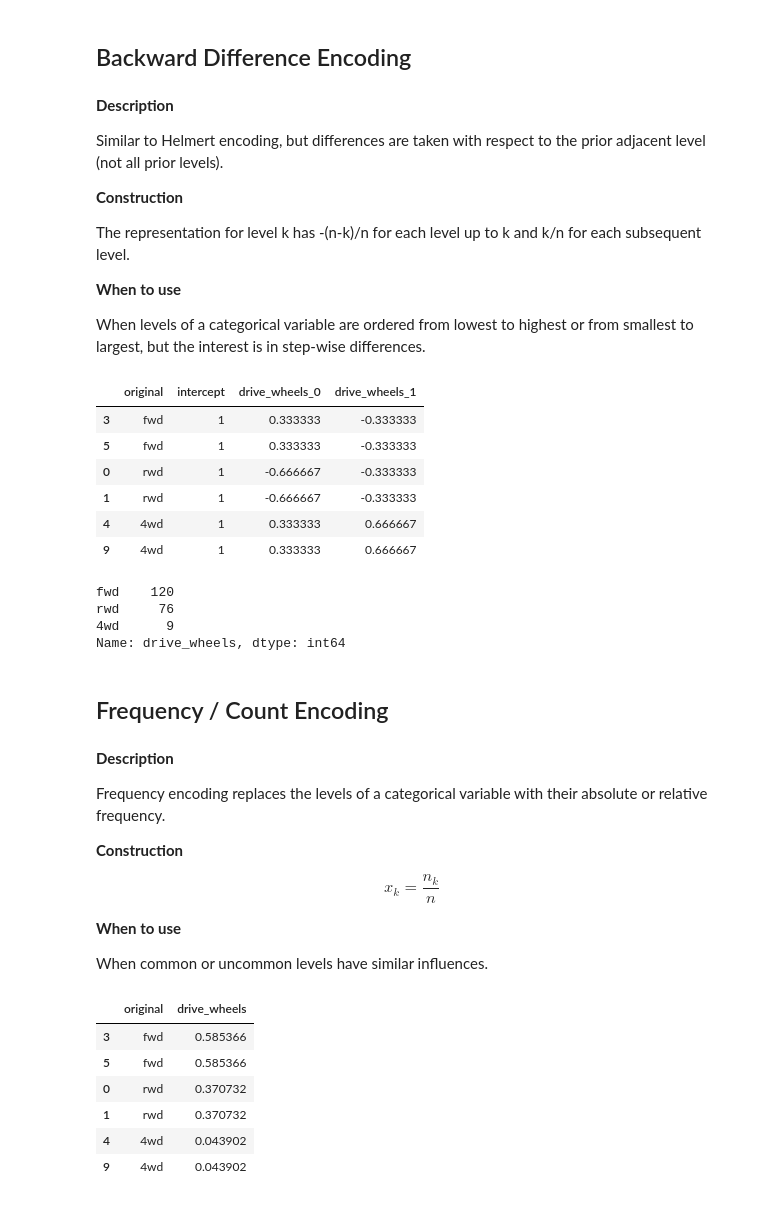
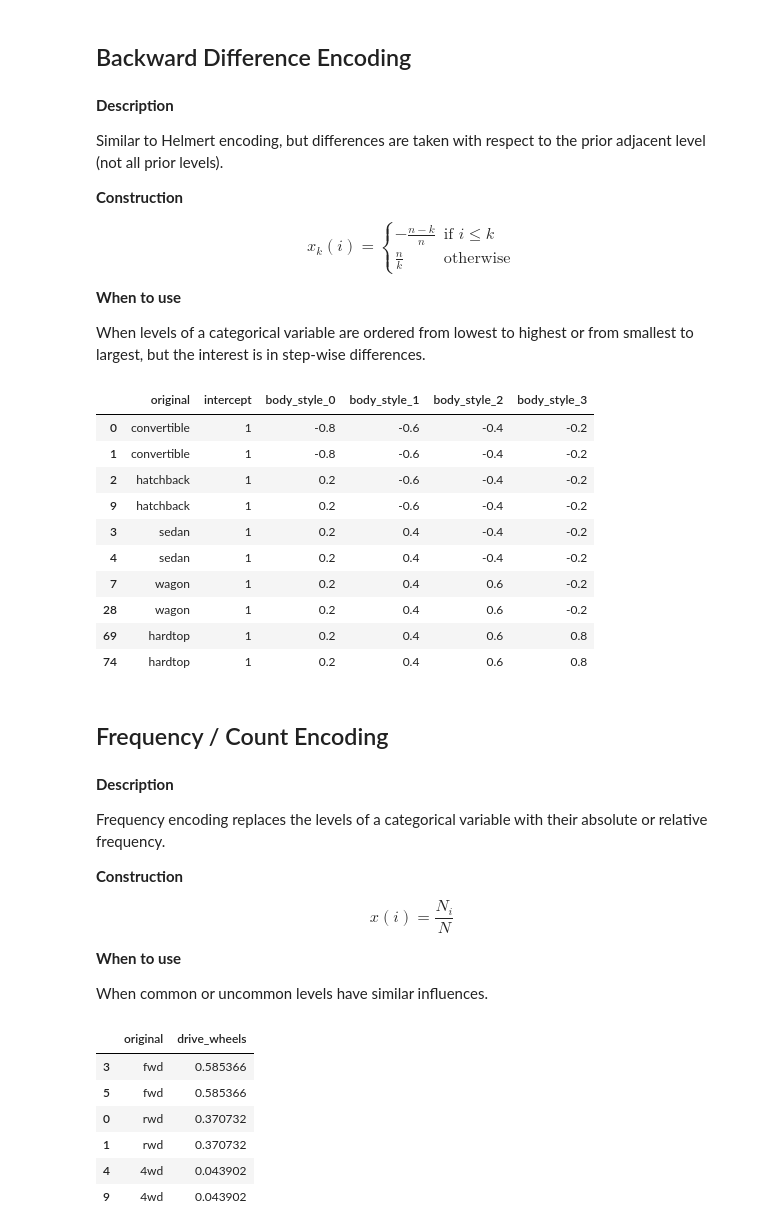
Before and after one commit to pbr142/handson-ml, a Jupyter notebook: materials/06_encoders.ipynb, the cells around one changed output. Drawn from its saved outputs; the diff is of its cells as text; code cells hidden in the pictures.

```diff
--- a/materials/06_encoders.ipynb
+++ b/materials/06_encoders.ipynb
@@ -21,3 +42,26 @@ import pandas as pd
+# %%
+import requests
+import category_encoders as ce
+import numpy as np
+import pandas as pd
+
+def encode_var(var, encoder, y=None):
+    if y is None:
+        encoder.fit(var)
+    else:
+        encoder.fit(var, y)
+    new_var = encoder.transform(var)
+    if isinstance(new_var, pd.DataFrame):
+        new_var.insert(0, 'original', var)
+        return new_var
+    else:
+        return pd.DataFrame({'original': var, 'encoder': new_var})
+
+def print_res(res, rows_per_level=2):
+    out = pd.DataFrame(columns=res.columns)
+    for lvl in res.original.unique():
+        out = out.append(res[res.original==lvl].head(rows_per_level))
+    return out
 # %%
 download_data = False
 # %%
@@ -84,9 +129,3 @@ def encode_var(var, encoder, y=None):
-# %%
-def print_res(res, rows_per_level=2):
-    out = pd.DataFrame(columns=res.columns)
-    for lvl in res.original.value_counts().index.values:
-        out = out.append(res[res.original==lvl].head(rows_per_level))
-    return out
 # %% [markdown]
 ## Label Encoding
 # %% [markdown]
@@ -373,31 +465,30 @@ Similar to Helmert encoding, but differences are taken with respect to the prior
 
 **Construction**
 
-The representation for level k has -(n-k)/n for each level up to k and k/n for each subsequent level.
-
+$$x_k(i) = \begin{cases}
+-\frac{n-k}{n} & \text{if } i \leq k\\
+\frac{n}{k} & \text{otherwise}
+\end{cases}$$
 
 **When to use**
 
 When levels of a categorical variable are ordered from lowest to highest or from smallest to largest, but the interest is in step-wise differences.
 # %%
 encoder = ce.backward_difference.BackwardDifferenceEncoder()
-res = encode_var(df[["drive_wheels"]], encoder)
+res = encode_var(df[["body_style"]], encoder)
 print_res(res)
 # %% [output]
-|  | original | intercept | drive_wheels_0 | drive_wheels_1 |
-| 3 | fwd | 1 | 0.333333 | -0.333333 |
-| 5 | fwd | 1 | 0.333333 | -0.333333 |
-| 0 | rwd | 1 | -0.666667 | -0.333333 |
-| 1 | rwd | 1 | -0.666667 | -0.333333 |
-| 4 | 4wd | 1 | 0.333333 | 0.666667 |
-| 9 | 4wd | 1 | 0.333333 | 0.666667 |
+|  | original | intercept | body_style_0 | body_style_1 | body_style_2 | body_style_3 |
+| 0 | convertible | 1 | -0.8 | -0.6 | -0.4 | -0.2 |
+| 1 | convertible | 1 | -0.8 | -0.6 | -0.4 | -0.2 |
+| 2 | hatchback | 1 | 0.2 | -0.6 | -0.4 | -0.2 |
+| 9 | hatchback | 1 | 0.2 | -0.6 | -0.4 | -0.2 |
+| 3 | sedan | 1 | 0.2 | 0.4 | -0.4 | -0.2 |
+| 4 | sedan | 1 | 0.2 | 0.4 | -0.4 | -0.2 |
+| 7 | wagon | 1 | 0.2 | 0.4 | 0.6 | -0.2 |
+| 28 | wagon | 1 | 0.2 | 0.4 | 0.6 | -0.2 |
+| 69 | hardtop | 1 | 0.2 | 0.4 | 0.6 | 0.8 |
+| 74 | hardtop | 1 | 0.2 | 0.4 | 0.6 | 0.8 |
-# %%
-df['drive_wheels'].value_counts()
-# %% [output]
-fwd    120
-rwd     76
-4wd      9
-Name: drive_wheels, dtype: int64
 # %% [markdown]
 ## Frequency / Count Encoding
 # %% [markdown]
@@ -407,7 +498,7 @@ Frequency encoding replaces the levels of a categorical variable with their abso
 
 **Construction**
 
-$$x_k = \frac{n_k}{n}$$
+$$x(i) = \frac{N_i}{N}$$
 
 **When to use**
 
```
Also changed, not shown: parts of 51 cells of this notebook.
